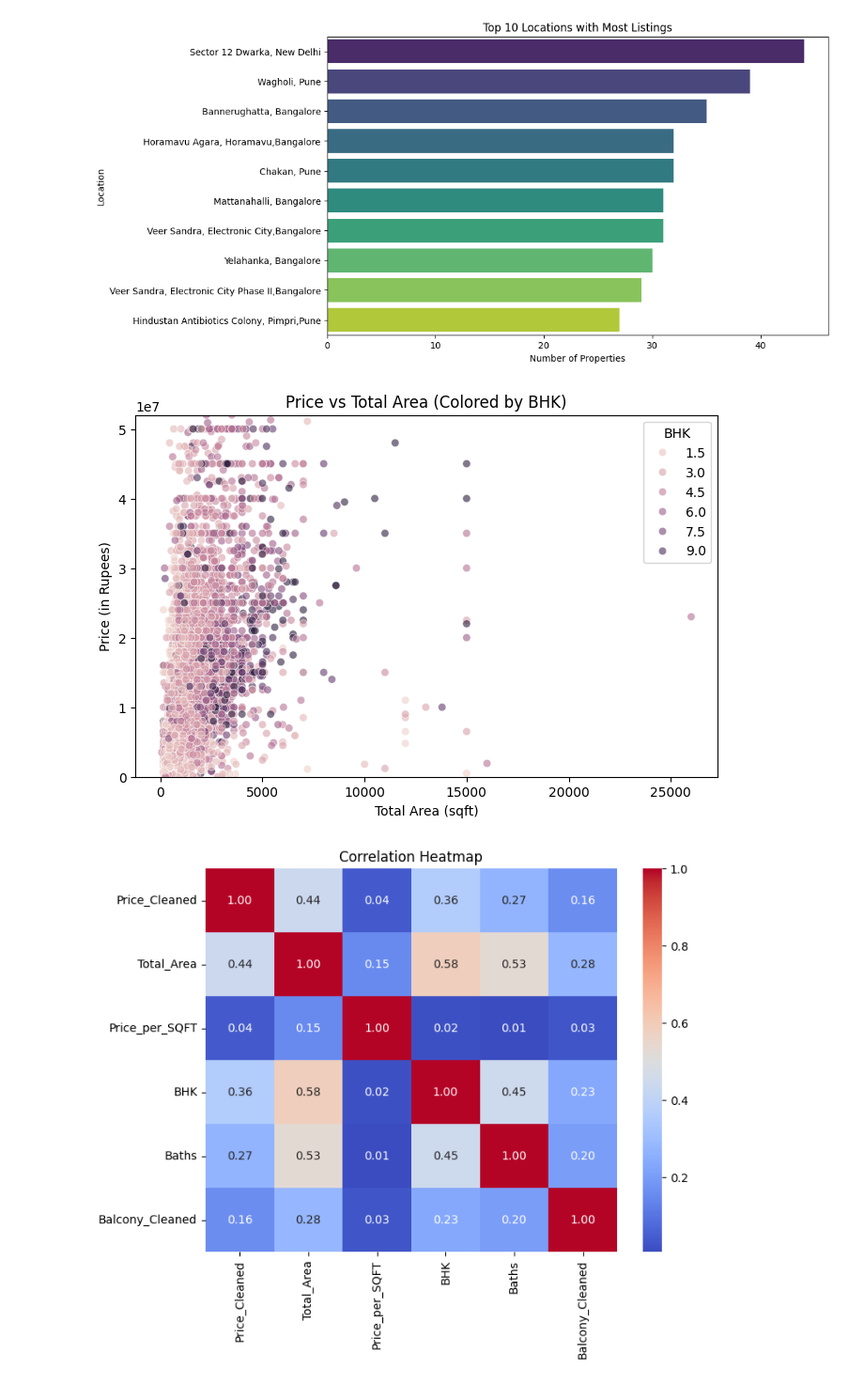
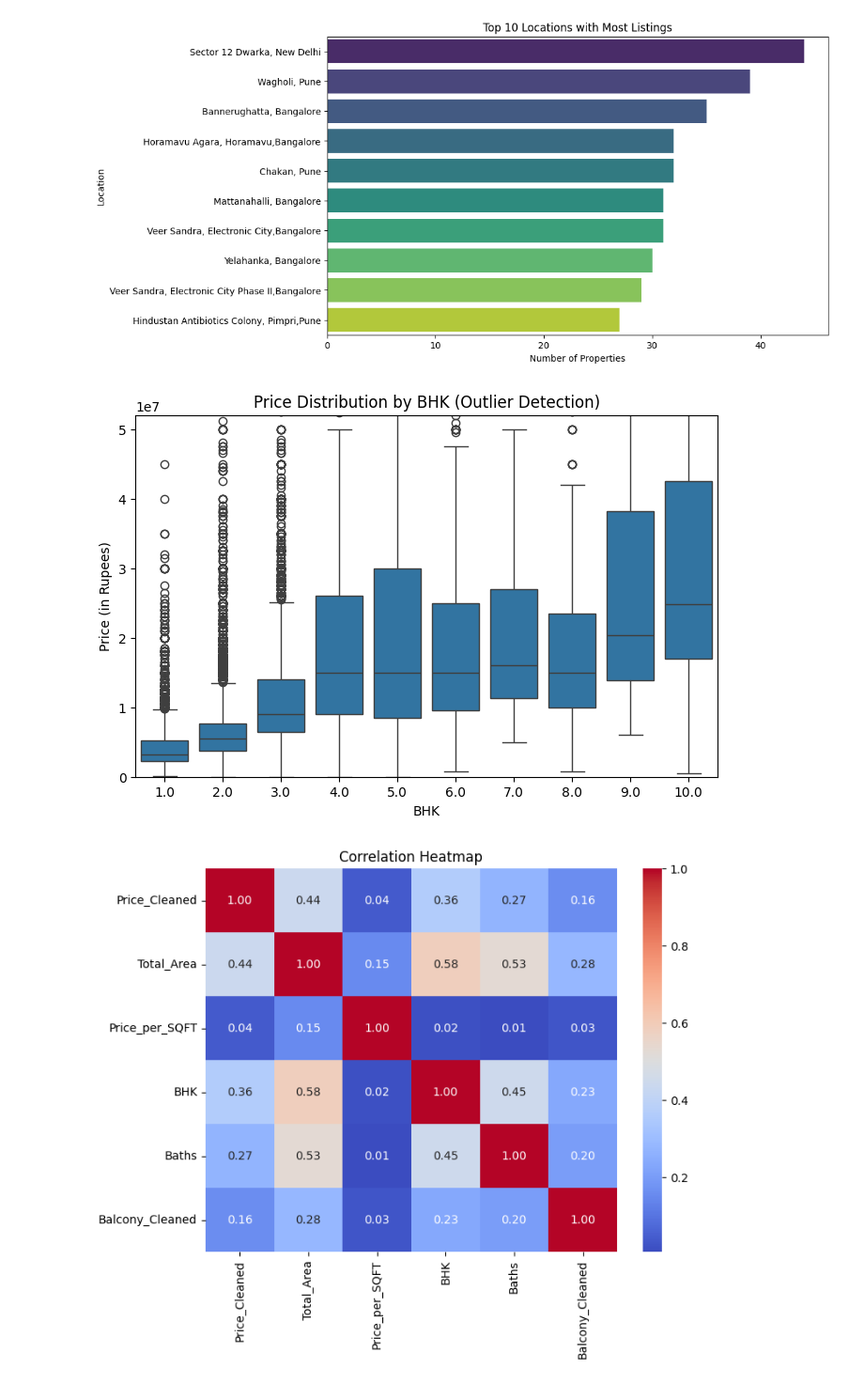
Before and after one commit to AabidMK/RealtyAI_Infosys_Internship_Aug2025, a Jupyter notebook: Price_Prediction.ipynb, the cells around one changed output. Shown: that part at 94% size. Drawn from its saved outputs; the diff is of its cells as text; code cells hidden in the pictures.

```diff
--- a/Price_Prediction.ipynb
+++ b/Price_Prediction.ipynb
@@ -173,14 +173,14 @@ Passing `palette` without assigning `hue` is deprecated and will be removed in v
 # %%
 #Outlier Detection (Price vs Area)
 plt.figure(figsize=(8,5))
-sns.scatterplot(x="Total_Area", y="Price_Cleaned", hue="BHK", data=df, alpha=0.6)
-plt.title("Price vs Total Area (Colored by BHK)")
-plt.xlabel("Total Area (sqft)")
+sns.boxplot(x="BHK", y="Price_Cleaned", data=df)
+plt.title("Price Distribution by BHK (Outlier Detection)")
+plt.xlabel("BHK")
 plt.ylabel("Price (in Rupees)")
 plt.ylim(0, df["Price_Cleaned"].quantile(0.98))  # focus on majority
 plt.show()
 # %% [output]
-[figure, old version]
+[figure, new version]
 # %%
 # Correlation Heatmap
 plt.figure(figsize=(8,6))
```
